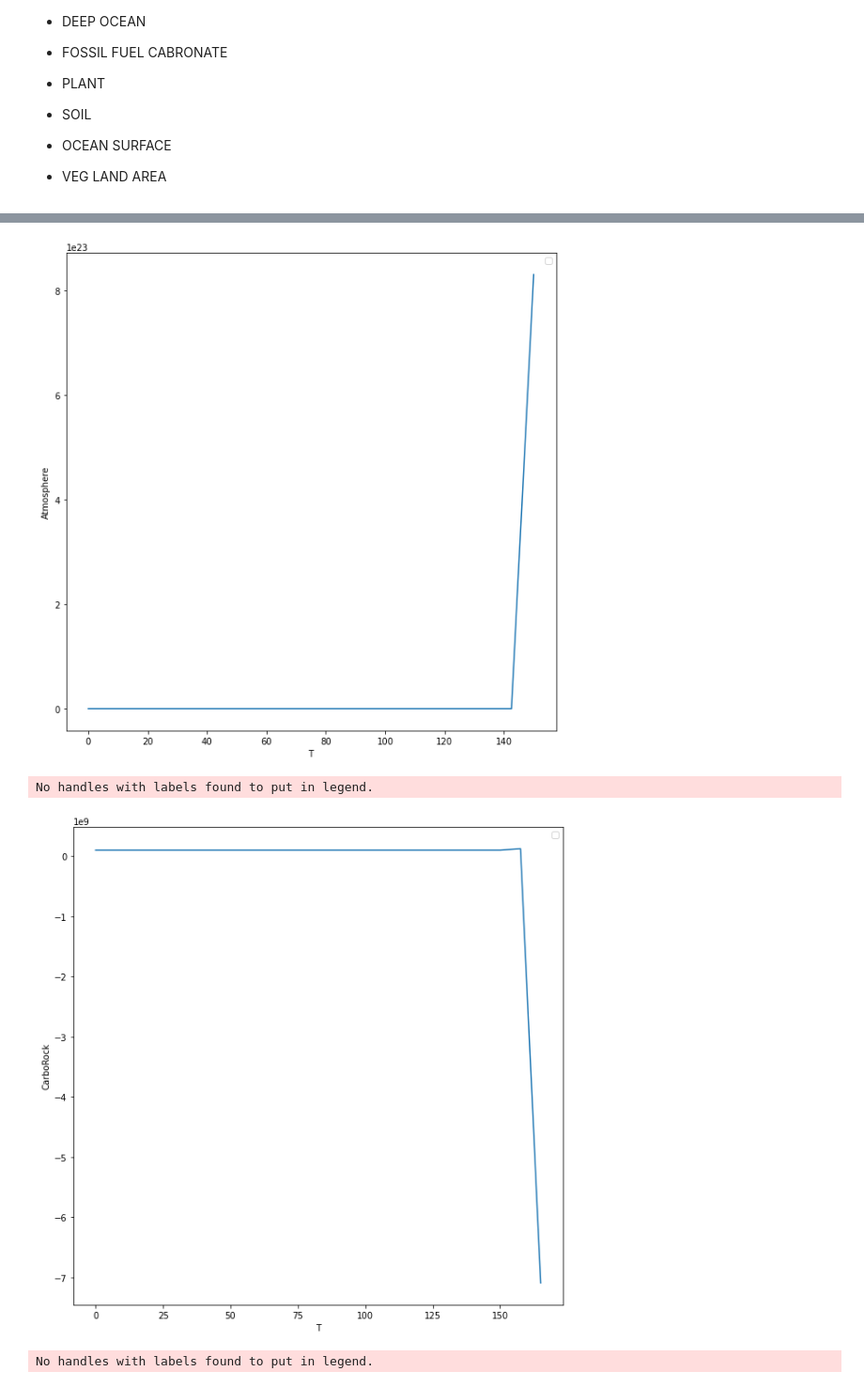
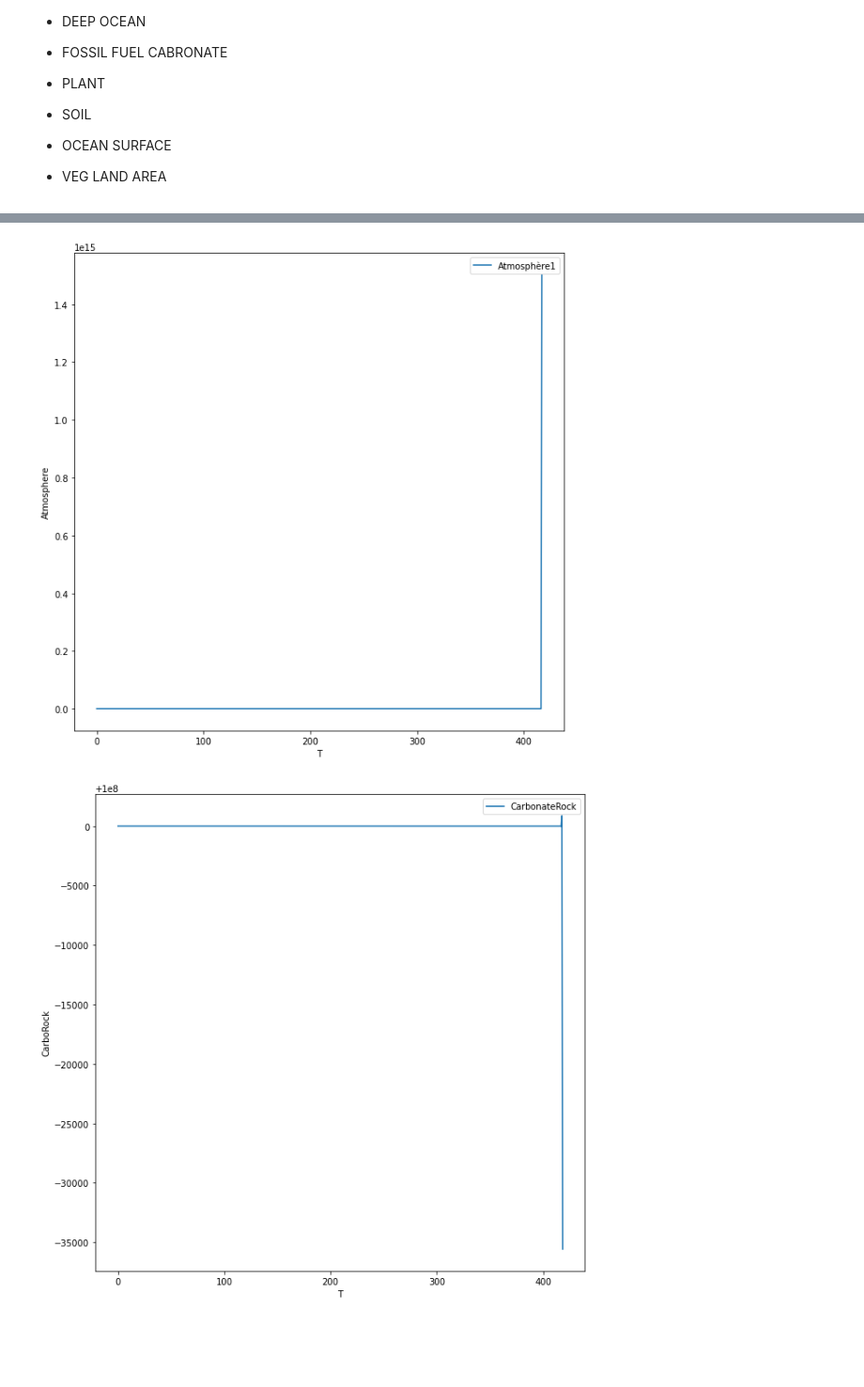
Before and after one commit to totolance/MACS205, a Jupyter notebook: MACS205-CARBONE.ipynb, the cells around one changed output, grey strips where cells are left out. Shown at 94% size. Drawn from its saved outputs; the diff is of its cells as text; code cells hidden in the pictures; blank space fills up the shorter version.

```diff
--- a/MACS205-CARBONE.ipynb
+++ b/MACS205-CARBONE.ipynb
@@ -204,38 +194,38 @@ def euler(F, t0,tf,y0, n): # y’=F(y,t)
 
 #le y equivaut au vecteur x et au début y0 = x0 en vecteur, donc F c'est la fonction dérivative
 
-T,Y = euler(derivative,0,750,x0,100)
+T,Y = euler(derivative,0,750,x0,1000)
 
 def Atmosphere():
     Atmo = []
-    for i in range(101):
+    for i in range(1001):
         Atmo.append(Y[i][0])
     return Atmo
 
 def CarboRock():
     L=[]
-    for i in range(101):
+    for i in range(1001):
         L.append(Y[i][1])
     return L
 
-DeepOcean = [Y[i][2] for i in range(101)]
-FossilFuelCarbon = [Y[i][3] for i in range(101)]
-Plants = [Y[i][4] for i in range(101)]
-Soils = [Y[i][4] for i in range(101)]
-SurfaceOcean = [Y[i][6] for i in range(101)]
-VegLandArea_percent = [Y[i][7] for i in range(101)]
+DeepOcean = [Y[i][2] for i in range(1001)]
+FossilFuelCarbon = [Y[i][3] for i in range(1001)]
+Plants = [Y[i][4] for i in range(1001)]
+Soils = [Y[i][4] for i in range(1001)]
+SurfaceOcean = [Y[i][6] for i in range(1001)]
+VegLandArea_percent = [Y[i][7] for i in range(1001)]
 Atmosphere1=Atmosphere()
 CarbonateRock = CarboRock()
 
 plt.figure(figsize=(10,10))
-plt.plot(T,Atmosphere1)
+plt.plot(T,Atmosphere1,label = 'Atmosphère1')
 plt.xlabel('T')
 plt.ylabel('Atmosphere')
 plt.legend()
 plt.show()
 
 plt.figure(figsize=(10,10))
-plt.plot(T,CarbonateRock)
+plt.plot(T,CarbonateRock,label = 'CarbonateRock')
 plt.xlabel('T')
 plt.ylabel('CarboRock')
 plt.legend()
@@ -243,28 +233,28 @@ plt.show()
 
 
 plt.figure(figsize=(10,10))
-plt.plot(T,DeepOcean)
+plt.plot(T,DeepOcean,label = 'DeepOcean')
 plt.xlabel('T')
 plt.ylabel('DeepOcean')
 plt.legend()
 plt.show()
 
 plt.figure(figsize=(10,10))
-plt.plot(T,FossilFuelCarbon)
+plt.plot(T,FossilFuelCarbon,label = 'FossilFuelCarbon')
 plt.xlabel('T')
 plt.ylabel('FossilFuelCarbon')
 plt.legend()
 plt.show()
 
 plt.figure(figsize=(10,10))
-plt.plot(T,Plants)
+plt.plot(T,Plants,label = 'Plants')
 plt.xlabel('T')
 plt.ylabel('Plants')
 plt.legend()
 plt.show()
 
 plt.figure(figsize=(10,10))
-plt.plot(T,Soils)
+plt.plot(T,Soils,label = 'Soils')
 plt.xlabel('T')
 plt.ylabel('Soils')
 plt.legend()
@@ -272,14 +262,14 @@ plt.show()
 
 
 plt.figure(figsize=(10,10))
-plt.plot(T,SurfaceOcean)
+plt.plot(T,SurfaceOcean,label = 'SurfaceOcean')
 plt.xlabel('T')
-plt.ylabel('SurfaceOcen')
+plt.ylabel('SurfaceOcean')
 plt.legend()
 plt.show()
 
 plt.figure(figsize=(10,10))
-plt.plot(T,VegLandArea_percent)
+plt.plot(T,VegLandArea_percent,label = 'VegLandArea_percent')
 plt.xlabel('T')
 plt.ylabel('VegLandArea_percent')
 plt.legend()
@@ -289,4 +278,2 @@ No handles with labels found to put in legend.
-[figure, old version]
+[figure, new version]
-No handles with labels found to put in legend.
-[figure, old version]
+[figure, new version]
-No handles with labels found to put in legend.
```
Also changed, not shown: parts of 9 cells of this notebook.
